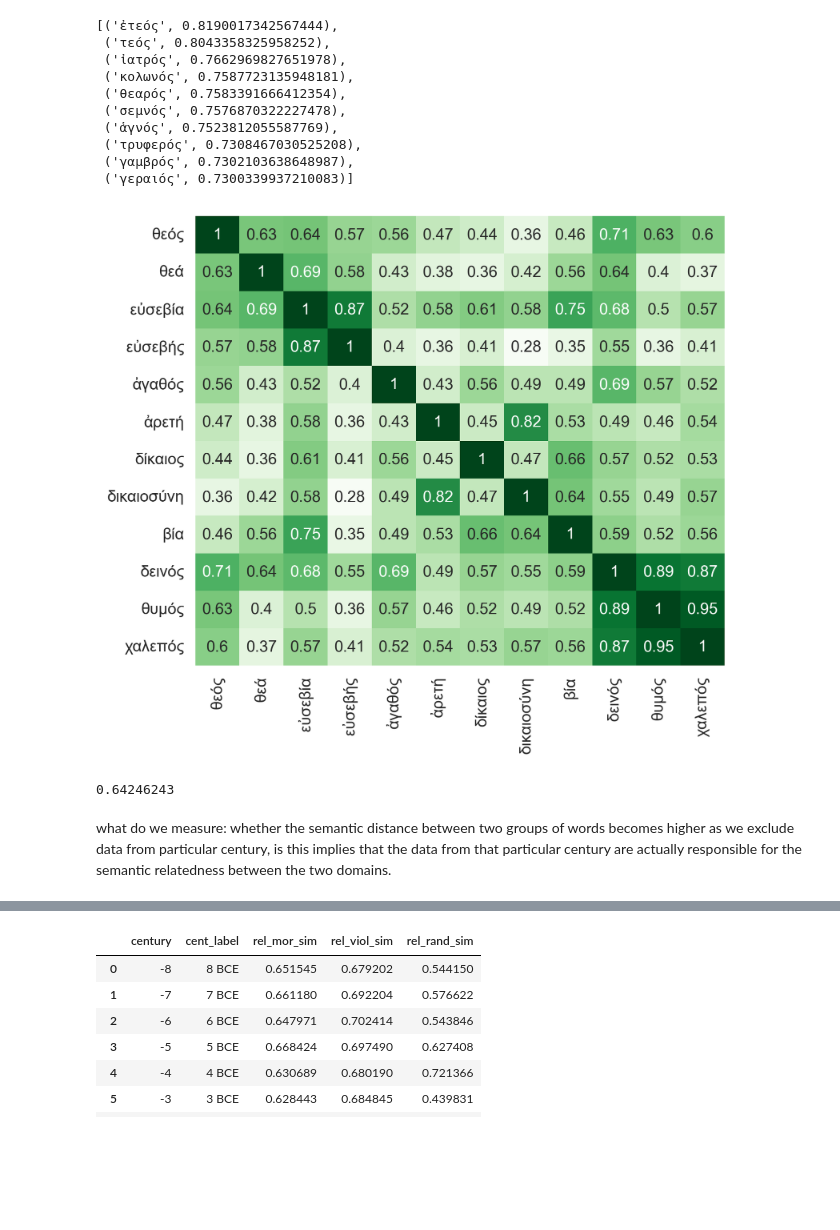
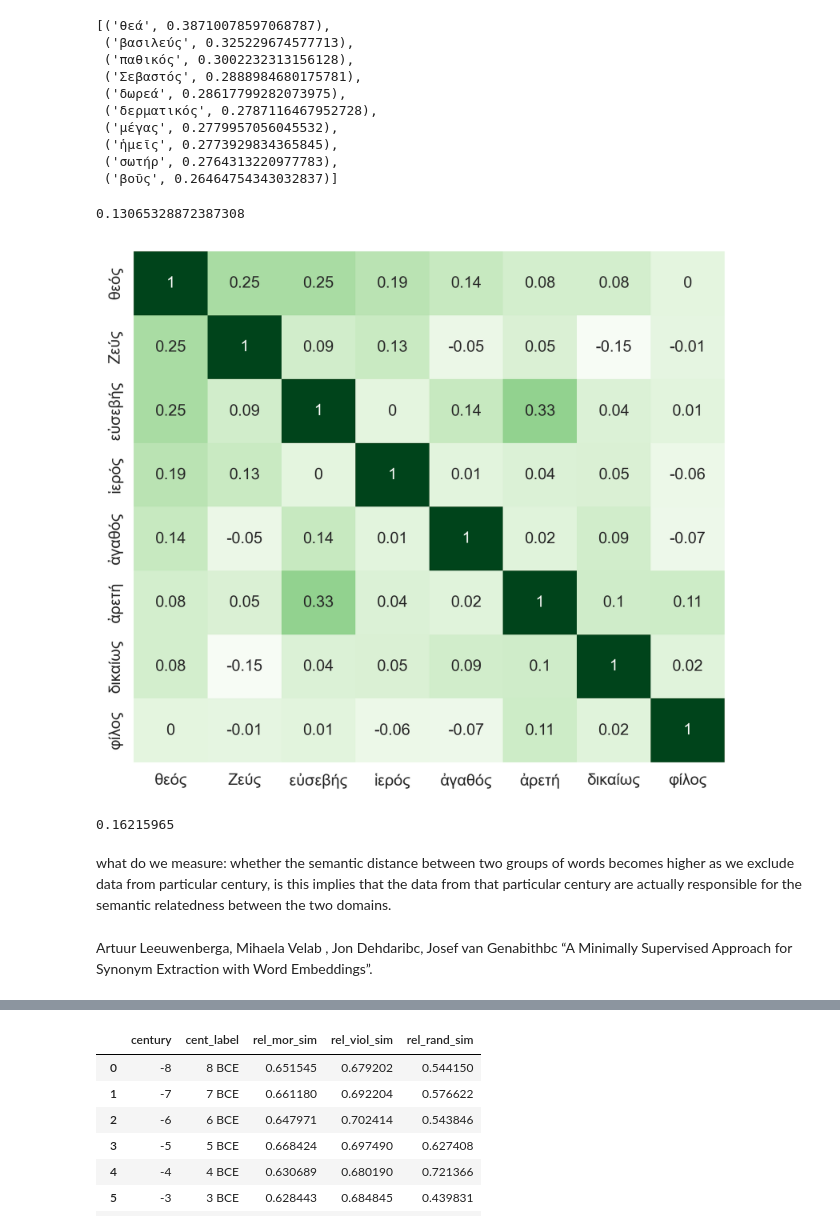
Before and after one commit to kasev/EpiMR, a Jupyter notebook: scripts/3_embeddings-analysis.ipynb, the cells around one changed output, grey strips where cells are left out. Cells and saved outputs as stored; diff of their text form; code cells hidden in the pictures; blank space fills up the shorter version.

Commit message:
exploring century-excluding models

```diff
--- a/scripts/3_embeddings-analysis.ipynb
+++ b/scripts/3_embeddings-analysis.ipynb
@@ -17,2 +13,5 @@ from sklearn.metrics.pairwise import cosine_similarity
+# %%
+religion_final = ["θεός", "Ζεύς", "εὐσεβής", 'ἱερός']
+morality_final = ["ἀγαθός", "ἀρετή", "δικαίως", "φίλος"]
 # %%
 freq_tups = pickle.load(open("../data/freqs_tups.pickle", "rb"))
@@ -19,2 +31,2 @@ freq_tups = pickle.load(open("../data/freqs_tups.pickle", "rb"))
 # %%
-model_vectors_loaded = KeyedVectors.load("../data/large_files/vectors_fasttext/model_full.wv")
+model_vectors_loaded = KeyedVectors.load("../data/large_files/vectors_word2vec/full_model.wv")
@@ -34,13 +33,13 @@ print({"βία" : model_vectors_loaded["θεός"][:5]})
 # %%
 model_vectors_loaded.most_similar("θεός")
 # %% [output]
-[('ἐτεός', 0.8190017342567444),
- ('τεός', 0.8043358325958252),
- ('ἰατρός', 0.7662969827651978),
- ('κολωνός', 0.7587723135948181),
- ('θεαρός', 0.7583391666412354),
- ('σεμνός', 0.7576870322227478),
- ('ἁγνός', 0.7523812055587769),
- ('τρυφερός', 0.7308467030525208),
- ('γαμβρός', 0.7302103638648987),
- ('γεραιός', 0.7300339937210083)]
+[('θεά', 0.38710078597068787),
+ ('βασιλεύς', 0.325229674577713),
+ ('παθικός', 0.3002232313156128),
+ ('Σεβαστός', 0.2888984680175781),
+ ('δωρεά', 0.28617799282073975),
+ ('δερματικός', 0.2787116467952728),
+ ('μέγας', 0.2779957056045532),
+ ('ἡμεῖς', 0.2773929834365845),
+ ('σωτήρ', 0.2764313220977783),
+ ('βοῦς', 0.26464754343032837)]
@@ -51,3 +46,7 @@ morality = ["ἀγαθός", "ἀρετή", "δίκαιος", "δικαιοσύ
+# %%
+model_vectors_loaded.relative_cosine_similarity("θεός", "θεά")
+# %% [output]
+0.13065328872387308
 # %%
 def get_sim_matrix(words):
     df = pd.DataFrame(cosine_similarity(model_vectors_loaded[words]), columns=words, index=words)
@@ -55,11 +54,11 @@ def get_sim_matrix(words):
 # %%
 fig, ax = plt.subplots(figsize=(5.7, 5), dpi=300, tight_layout=True)
 
-sim_matrix = get_sim_matrix(religion + morality + violence)
+sim_matrix = get_sim_matrix(religion_final + morality_final)
 
 sns.heatmap(sim_matrix.round(2), annot=True, cbar=None, cmap="Greens", fmt='g', ax=ax)
 ax.set_ylabel("")
 ax.set_xlabel("")
 plt.show()
 # %% [output]
-[figure, old version]
+[figure, new version]
@@ -71,8 +65,10 @@ plt.show()
 # %%
-model_vectors_loaded.n_similarity(religion, morality)
+model_vectors_loaded.n_similarity(religion_final, morality_final)
 # %% [output]
-0.64246243
+0.16215965
 # %% [markdown]
 what do we measure: whether the semantic distance between two groups of words becomes higher as we exclude data from particular century, is this implies that the data from that particular century are actually responsible for the semantic relatedness between the two domains.
+# %% [markdown]
+Artuur Leeuwenberga, Mihaela Velab , Jon Dehdaribc, Josef van Genabithbc “A Minimally Supervised Approach for Synonym Extraction with Word Embeddings”.
 # %%
 data = []
```
Also changed, not shown: parts of 13 cells of this notebook, 3 other files.
